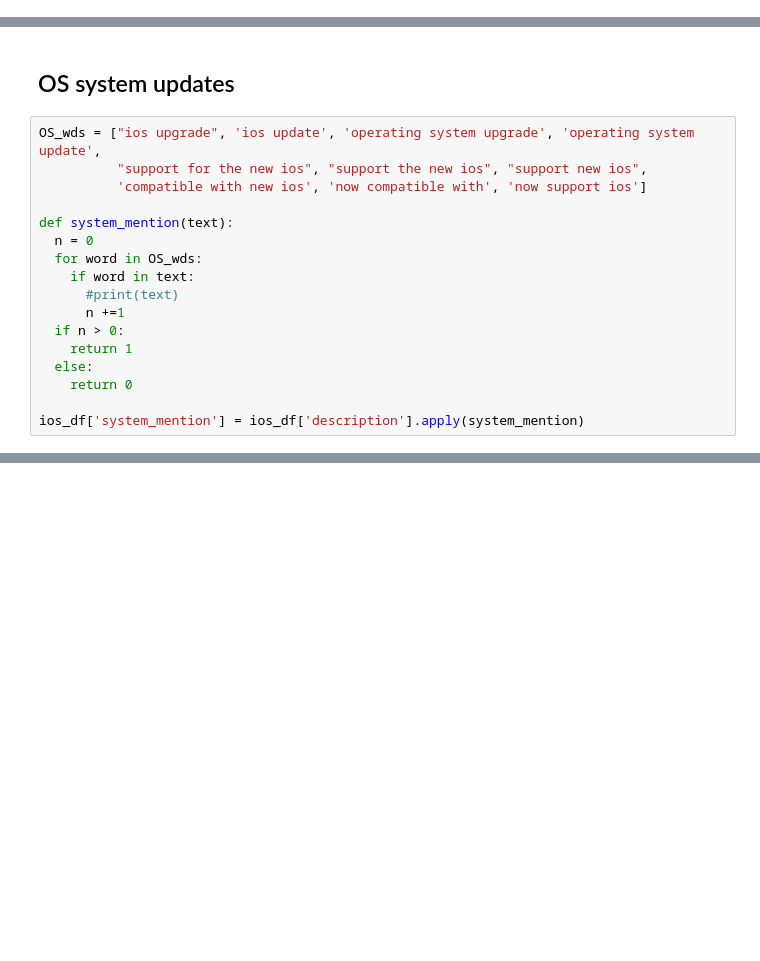
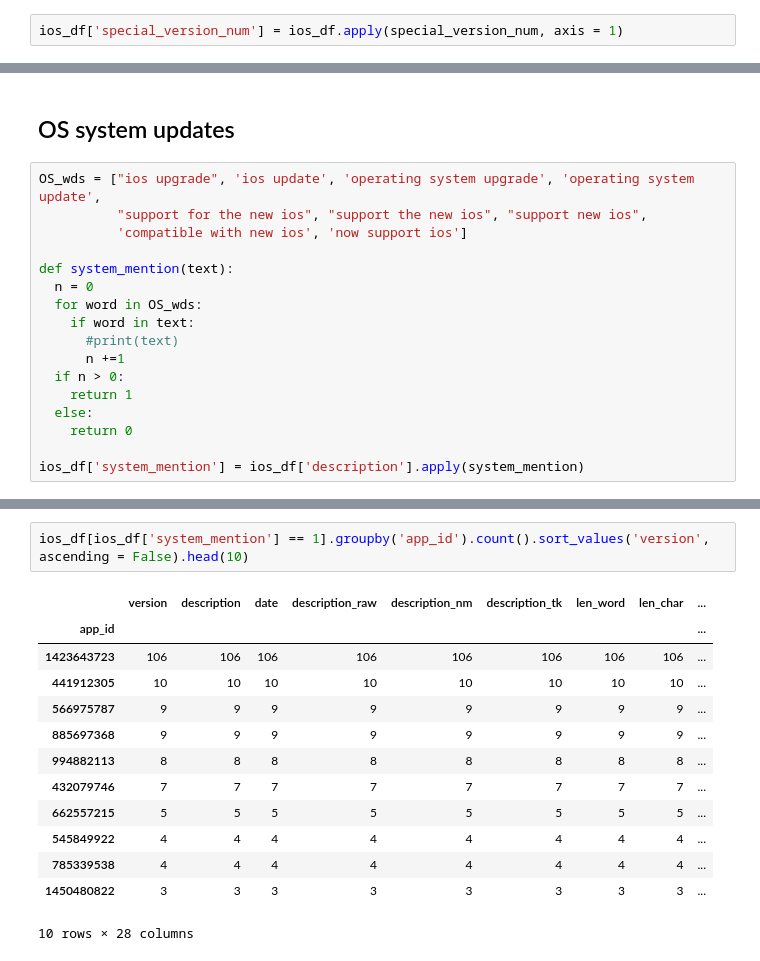
Before and after one commit to YileC928/app-data-privacy-proj, a Jupyter notebook: ios_app_update.ipynb, the cells around one changed output, grey strips where cells are left out. Saved outputs shown, nothing was run; the diff lists cells and outputs as text; blank space fills up the shorter version.

```diff
--- a/ios_app_update.ipynb
+++ b/ios_app_update.ipynb
@@ -268,0 +310,2 @@ ios_df['version_lag'] = ios_df.groupby('app_id').shift(1)['version']
+# %%
+ios_df['special_version_num'] = ios_df.apply(special_version_num, axis = 1)
@@ -920,7 +979,7 @@ meeting/webinar features: virtual background enhancements  mobile support for bl
 # %%
 OS_wds = ["ios upgrade", 'ios update', 'operating system upgrade', 'operating system update',
           "support for the new ios", "support the new ios", "support new ios",
-          'compatible with new ios', 'now compatible with', 'now support ios']
+          'compatible with new ios', 'now support ios']
 
 def system_mention(text):
   n = 0
@@ -957,0 +1017,16 @@ lingodeer is now compatible with iphone x! you can also type answers with your o
+# %%
+ios_df[ios_df['system_mention'] == 1].groupby('app_id').count().sort_values('version', ascending = False).head(10)
+# %% [output]
+|  | version | description | date | description_raw | description_nm | description_tk | len_word | len_char | ... |
+| app_id |  |  |  |  |  |  |  |  | ... |
+| 1423643723 | 106 | 106 | 106 | 106 | 106 | 106 | 106 | 106 | ... |
+| 441912305 | 10 | 10 | 10 | 10 | 10 | 10 | 10 | 10 | ... |
+| 566975787 | 9 | 9 | 9 | 9 | 9 | 9 | 9 | 9 | ... |
+| 885697368 | 9 | 9 | 9 | 9 | 9 | 9 | 9 | 9 | ... |
+| 994882113 | 8 | 8 | 8 | 8 | 8 | 8 | 8 | 8 | ... |
+| 432079746 | 7 | 7 | 7 | 7 | 7 | 7 | 7 | 7 | ... |
+| 662557215 | 5 | 5 | 5 | 5 | 5 | 5 | 5 | 5 | ... |
+| 545849922 | 4 | 4 | 4 | 4 | 4 | 4 | 4 | 4 | ... |
+| 785339538 | 4 | 4 | 4 | 4 | 4 | 4 | 4 | 4 | ... |
+| 1450480822 | 3 | 3 | 3 | 3 | 3 | 3 | 3 | 3 | ... |
+10 rows × 28 columns
```
Also changed, not shown: parts of 8 cells of this notebook, 1 other file.
